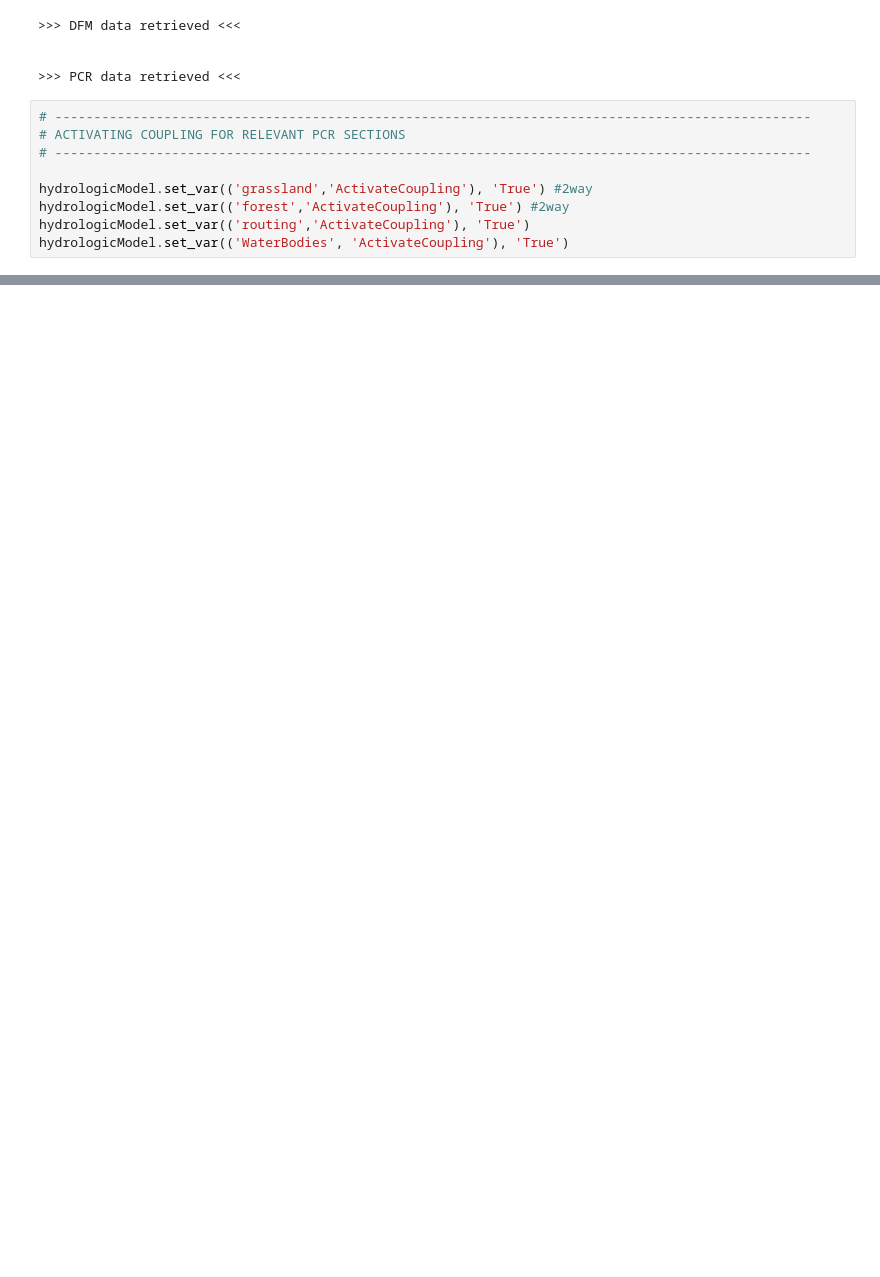
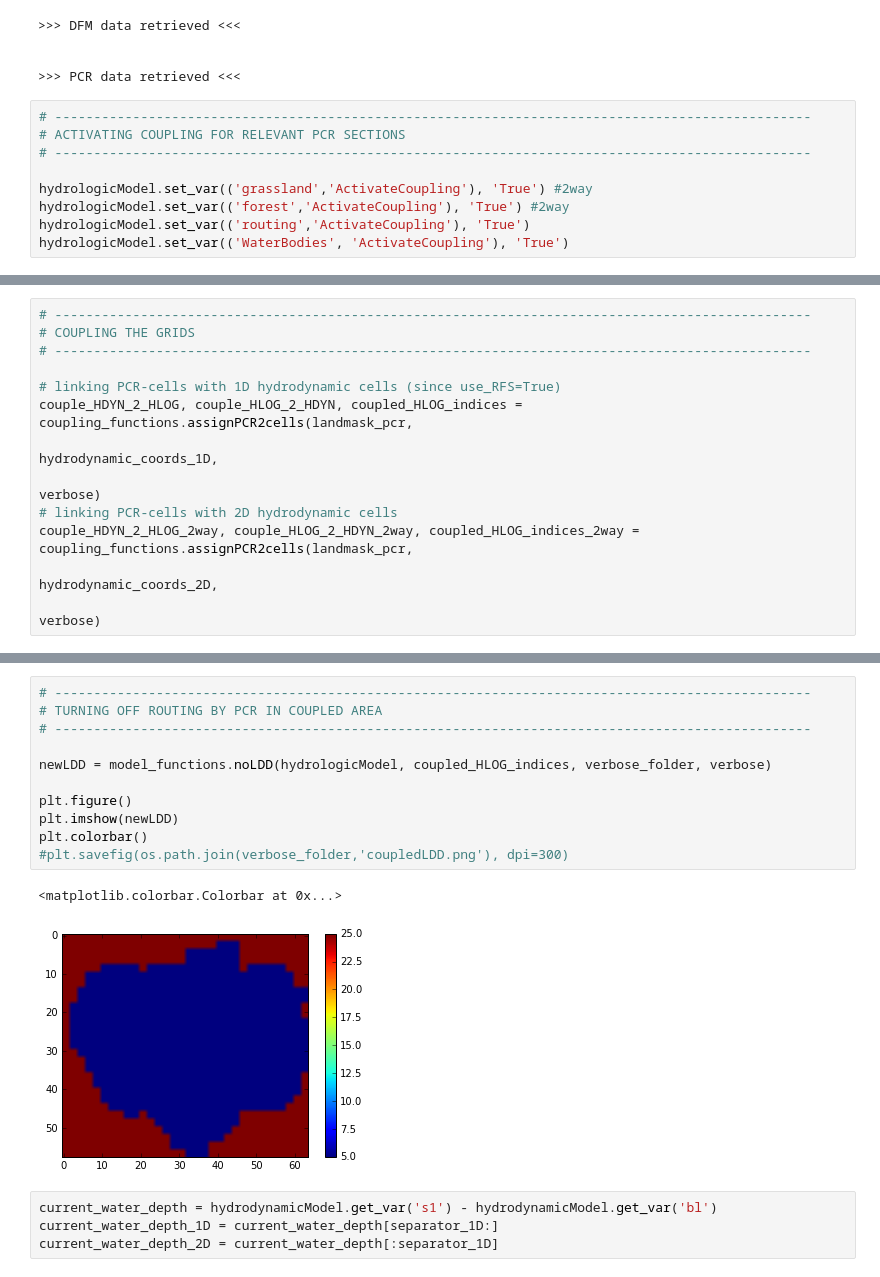
Before and after one commit to wk1984/glofrim, a Jupyter notebook: couplingFramework_v2_LFPtoPCR.ipynb, the cells around one changed output, grey strips where cells are left out. Drawn from its saved outputs; the diff is of its cells as text; blank space fills up the shorter version.

```diff
--- a/couplingFramework_v2_LFPtoPCR.ipynb
+++ b/couplingFramework_v2_LFPtoPCR.ipynb
@@ -760,0 +251,13 @@ delta volume for PCR cells coupled to hydrodynamic channels only 6.72E+10
+# %%
+# -------------------------------------------------------------------------------------------------
+# COUPLING THE GRIDS
+# -------------------------------------------------------------------------------------------------
+
+# linking PCR-cells with 1D hydrodynamic cells (since use_RFS=True)
+couple_HDYN_2_HLOG, couple_HLOG_2_HDYN, coupled_HLOG_indices = coupling_functions.assignPCR2cells(landmask_pcr,
+                                                                                                  hydrodynamic_coords_1D,
+                                                                                                  verbose)
+# linking PCR-cells with 2D hydrodynamic cells
+couple_HDYN_2_HLOG_2way, couple_HLOG_2_HDYN_2way, coupled_HLOG_indices_2way = coupling_functions.assignPCR2cells(landmask_pcr,
+                                                                                                                 hydrodynamic_coords_2D,
+                                                                                                                 verbose)
@@ -760,0 +273,18 @@ delta volume for PCR cells coupled to hydrodynamic channels only 6.72E+10
+# %%
+# -------------------------------------------------------------------------------------------------
+# TURNING OFF ROUTING BY PCR IN COUPLED AREA
+# -------------------------------------------------------------------------------------------------
+
+newLDD = model_functions.noLDD(hydrologicModel, coupled_HLOG_indices, verbose_folder, verbose)
+
+plt.figure()
+plt.imshow(newLDD)
+plt.colorbar()
+#plt.savefig(os.path.join(verbose_folder,'coupledLDD.png'), dpi=300)
+# %% [output]
+<matplotlib.colorbar.Colorbar at 0x...>
+[figure, added]
+# %%
+current_water_depth = hydrodynamicModel.get_var('s1') - hydrodynamicModel.get_var('bl')
+current_water_depth_1D = current_water_depth[separator_1D:]
+current_water_depth_2D = current_water_depth[:separator_1D]
```
Also changed, not shown: parts of 52 cells of this notebook, 3 other files.
